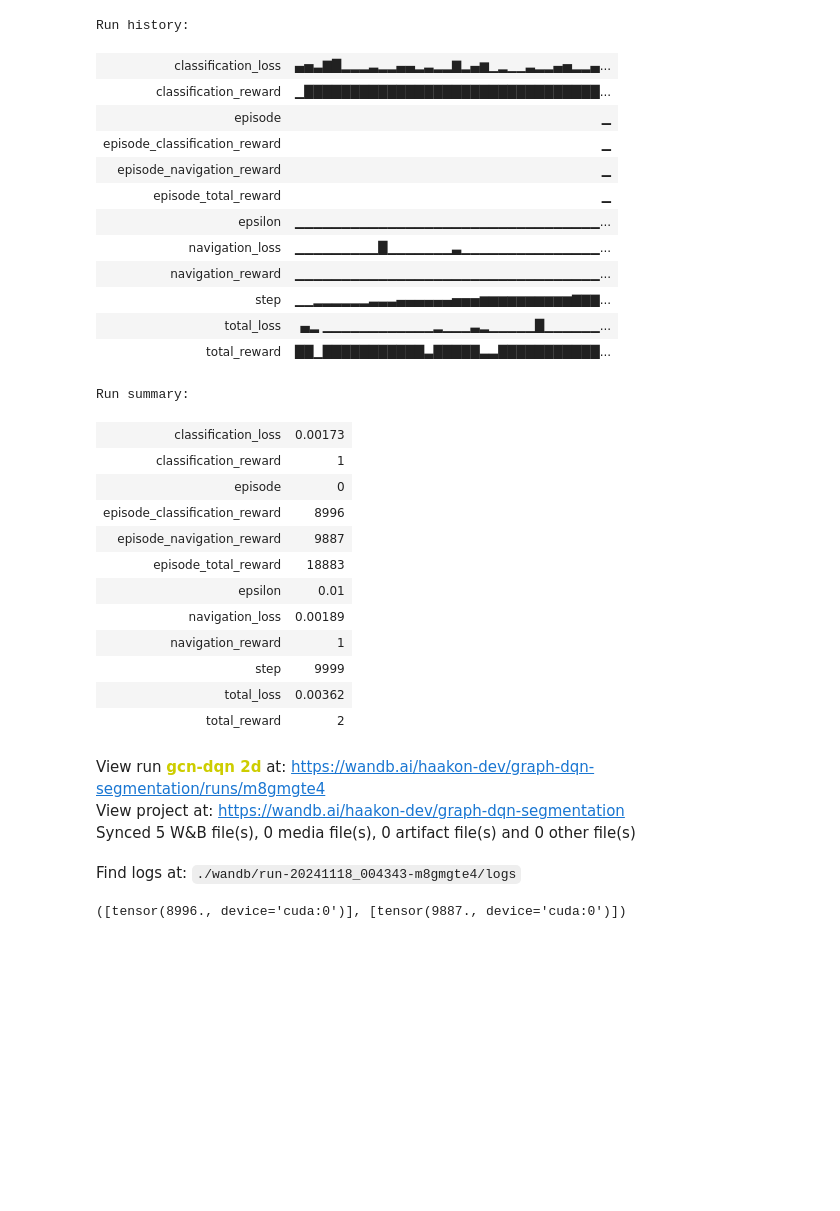
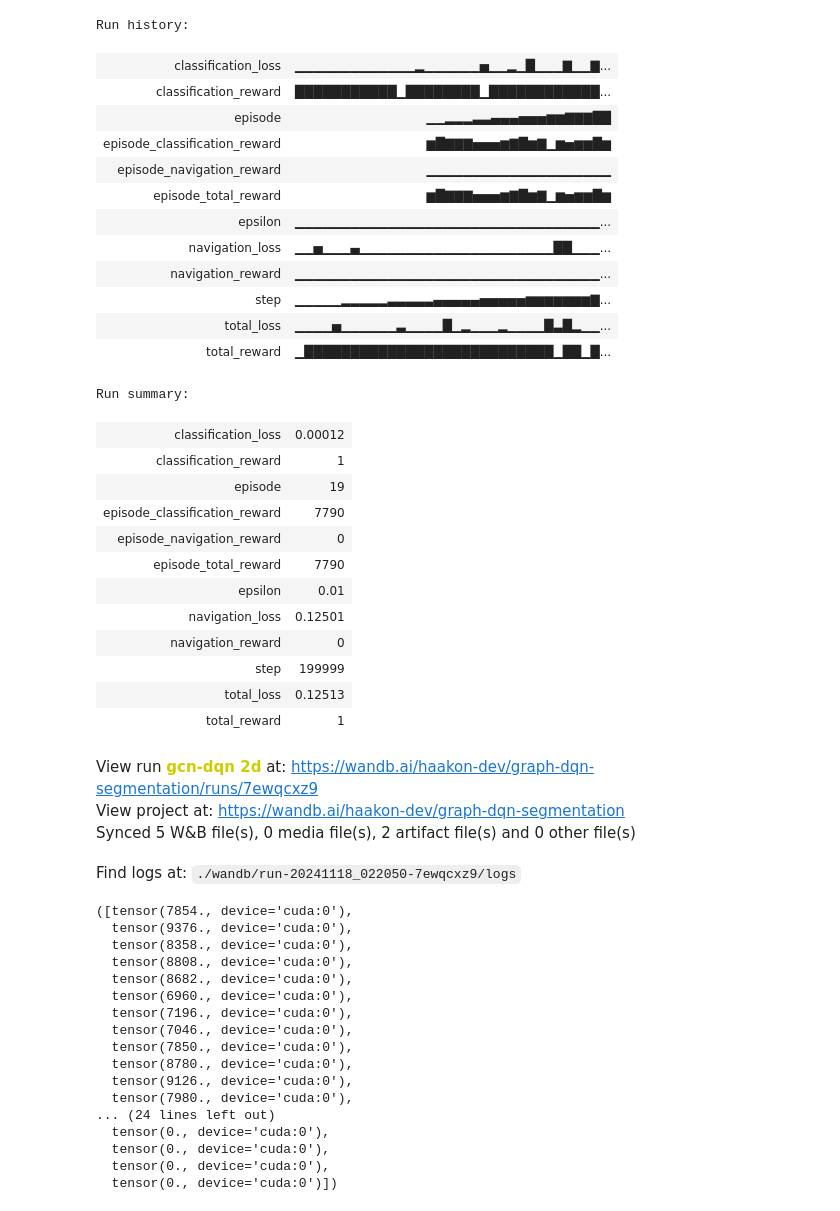
Before and after one commit to JasperTan-03/MAPS, a Jupyter notebook: train.ipynb, the cells around one changed output. Saved outputs shown, nothing was run; the diff lists cells and outputs as text; code cells hidden in the pictures; blank space fills up the shorter version.

```diff
--- a/train.ipynb
+++ b/train.ipynb
@@ -29,34 +29,50 @@ View run at https://wandb.ai/haakon-dev/graph-dqn-segmentation/runs/m8gmgte4
 # %%
-agent.train(env, num_episodes=20, max_steps=10000)
+agent.train(env, num_episodes=2, max_steps=1000000)
 # %% [output]
 Run history:
-| classification_loss | ▄▅▃▇█▂▂▂▃▂▂▄▄▂▃▂▂▇▂▄▆▁▂▁▁▃▂▂▄▅▂▂▄... |
-| classification_reward | ▁████████████████████████████████... |
-| episode | ▁ |
-| episode_classification_reward | ▁ |
-| episode_navigation_reward | ▁ |
-| episode_total_reward | ▁ |
+| classification_loss | ▁▁▁▁▁▁▁▁▁▁▁▁▁▂▁▁▁▁▁▁▅▁▁▂▁█▁▁▁▇▁▁▇... |
+| classification_reward | ███████████▁████████▁████████████... |
+| episode | ▁▁▂▂▂▃▃▄▄▄▅▅▅▆▆▇▇▇██ |
+| episode_classification_reward | ▆█▇▇▇▅▅▅▆▇█▆▇▁▆▅▆▆█▆ |
+| episode_navigation_reward | ▁▁▁▁▁▁▁▁▁▁▁▁▁▁▁▁▁▁▁▁ |
+| episode_total_reward | ▆█▇▇▇▅▅▅▆▇█▆▇▁▆▅▆▆█▆ |
 | epsilon | ▁▁▁▁▁▁▁▁▁▁▁▁▁▁▁▁▁▁▁▁▁▁▁▁▁▁▁▁▁▁▁▁▁... |
-| navigation_loss | ▁▁▁▁▁▁▁▁▁█▁▁▁▁▁▁▁▃▁▁▁▁▁▁▁▁▁▁▁▁▁▁▁... |
+| navigation_loss | ▁▁▅▁▁▁▄▁▁▁▁▁▁▁▁▁▁▁▁▁▁▁▁▁▁▁▁▁██▁▁▁... |
 | navigation_reward | ▁▁▁▁▁▁▁▁▁▁▁▁▁▁▁▁▁▁▁▁▁▁▁▁▁▁▁▁▁▁▁▁▁... |
-| step | ▁▁▂▂▂▂▂▂▃▃▃▄▄▄▄▄▄▅▅▅▆▆▆▆▆▆▆▆▆▆▇▇▇... |
-| total_loss | ▄▂ ▁▁▁▁▁▁▁▁▁▁▁▁▂▁▁▁▃▂▁▁▁▁▁█▁▁▁▁▁▁... |
-| total_reward | ██▁███████████▃█████▃▃███████████... |
+| step | ▁▁▁▁▁▂▂▂▂▂▃▃▃▃▃▄▄▄▄▄▅▅▅▅▅▆▆▆▆▆▆▆▇... |
+| total_loss | ▁▁▁▁▅▁▁▁▁▁▁▃▁▁▁▁█▁▂▁▁▁▂▁▁▁▁█▃█▂▁▁... |
+| total_reward | ▁███████████████████████████▁██▁█... |
 Run summary:
-| classification_loss | 0.00173 |
+| classification_loss | 0.00012 |
 | classification_reward | 1 |
-| episode | 0 |
-| episode_classification_reward | 8996 |
-| episode_navigation_reward | 9887 |
-| episode_total_reward | 18883 |
+| episode | 19 |
+| episode_classification_reward | 7790 |
+| episode_navigation_reward | 0 |
+| episode_total_reward | 7790 |
 | epsilon | 0.01 |
-| navigation_loss | 0.00189 |
-| navigation_reward | 1 |
-| step | 9999 |
-| total_loss | 0.00362 |
-| total_reward | 2 |
+| navigation_loss | 0.12501 |
+| navigation_reward | 0 |
+| step | 199999 |
+| total_loss | 0.12513 |
+| total_reward | 1 |
-View run gcn-dqn 2d at: https://wandb.ai/haakon-dev/graph-dqn-segmentation/runs/m8gmgte4
+View run gcn-dqn 2d at: https://wandb.ai/haakon-dev/graph-dqn-segmentation/runs/7ewqcxz9
 View project at: https://wandb.ai/haakon-dev/graph-dqn-segmentation
-Synced 5 W&B file(s), 0 media file(s), 0 artifact file(s) and 0 other file(s)
+Synced 5 W&B file(s), 0 media file(s), 2 artifact file(s) and 0 other file(s)
-Find logs at: ./wandb/run-20241118_004343-m8gmgte4/logs
+Find logs at: ./wandb/run-20241118_022050-7ewqcxz9/logs
-([tensor(8996., device='cuda:0')], [tensor(9887., device='cuda:0')])
+([tensor(7854., device='cuda:0'),
+  tensor(9376., device='cuda:0'),
+  tensor(8358., device='cuda:0'),
+  tensor(8808., device='cuda:0'),
+  tensor(8682., device='cuda:0'),
+  tensor(6960., device='cuda:0'),
+  tensor(7196., device='cuda:0'),
+  tensor(7046., device='cuda:0'),
+  tensor(7850., device='cuda:0'),
+  tensor(8780., device='cuda:0'),
+  tensor(9126., device='cuda:0'),
+  tensor(7980., device='cuda:0'),
+... (24 lines left out)
+  tensor(0., device='cuda:0'),
+  tensor(0., device='cuda:0'),
+  tensor(0., device='cuda:0'),
+  tensor(0., device='cuda:0')])
```
Also changed, not shown: parts of 6 cells of this notebook, 3 other files.
